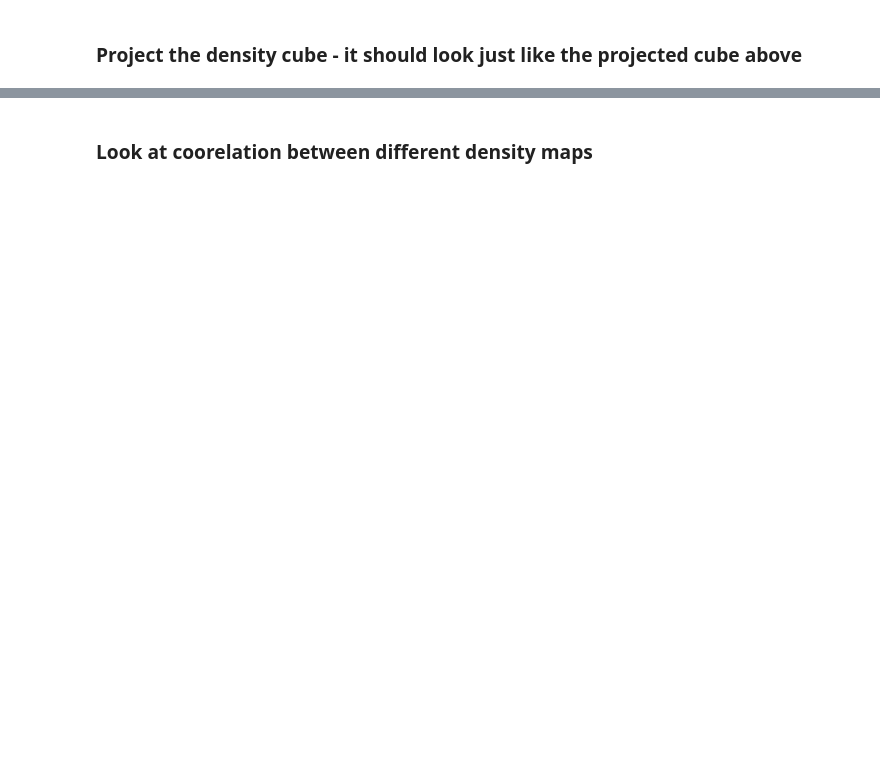
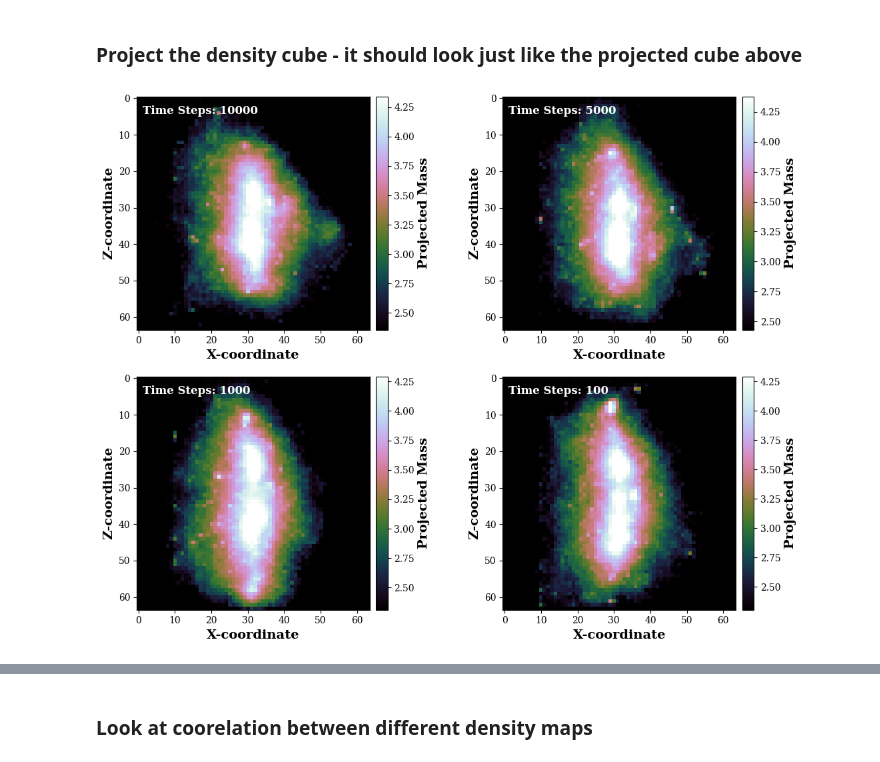
Before and after one commit to erichabjan/cluster_deprojection, a Jupyter notebook: conditional_diffusion_model/model_test.ipynb, the cells around one changed output, grey strips where cells are left out. Drawn from its saved outputs; the diff is of its cells as text; code cells hidden in the pictures; blank space fills up the shorter version.

```diff
--- a/conditional_diffusion_model/model_test.ipynb
+++ b/conditional_diffusion_model/model_test.ipynb
@@ -85,47 +107,50 @@ cbar.set_label("Projected Mass", fontsize=14, fontweight='semibold')
 cube_mean = data_dict["metadata"]["cube_log10_mean"]
 cube_std  = data_dict["metadata"]["cube_log10_std"]
 
-log10_rho = data_sampled_cubes * cube_std + cube_mean
+#log10_rho = data_sampled_cubes * cube_std + cube_mean
+log10_rho = data_sampled_cubes[:, 0] * cube_std + cube_mean
 rho_samp = 10**log10_rho
 
 rho_im = np.sum(rho_samp, axis = 2)
 
 samp_imgs = (np.log10(rho_im ) - data_dict["metadata"]["proj_mass_log10_mean"]) / data_dict["metadata"]["proj_mass_log10_std"]
 cmap = 'cubehelix'
 fs = 12
 
 fig, axes = plt.subplots(nrows=2, ncols=2, figsize=(13, 10), constrained_layout=False)
 fig.set_constrained_layout_pads(w_pad=0.1, h_pad=0.2, wspace=-0.1, hspace=0.1)
 ax1, ax2, ax3, ax4 = axes[0, 0], axes[0, 1], axes[1, 0], axes[1, 1]
 
 ind = 0
 im1 = ax1.imshow(samp_imgs[ind], vmin = np.quantile(samp_imgs[ind], 0.5), vmax = np.quantile(samp_imgs[ind], 0.98), cmap=cmap, origin="upper")
-ax1.set_xlabel("Z-coordinate", fontsize=14, fontweight='semibold')
-ax1.set_ylabel("X-coordinate", fontsize=14, fontweight='semibold')
-ax1.text(0.025, 0.925, f'Seed: {seeds[ind]}', transform=ax1.transAxes, color='white', weight='semibold', size=fs)
+ax1.set_xlabel("X-coordinate", fontsize=14, fontweight='semibold')
+ax1.set_ylabel("Z-coordinate", fontsize=14, fontweight='semibold')
+ax1.text(0.025, 0.925, f'Time Steps: {inf_steps[ind]}', transform=ax1.transAxes, color='white', weight='semibold', size=fs)
 cbar = fig.colorbar(im1, ax=ax1, fraction=0.046, pad=0.02)
 cbar.set_label("Projected Mass", fontsize=14, fontweight='semibold')
 
 ind = 1
 im2 = ax2.imshow(samp_imgs[ind], vmin = np.quantile(samp_imgs[ind], 0.5), vmax = np.quantile(samp_imgs[ind], 0.98), cmap=cmap, origin="upper")
-ax2.set_xlabel("Z-coordinate", fontsize=14, fontweight='semibold')
-ax2.set_ylabel("X-coordinate", fontsize=14, fontweight='semibold')
-ax2.text(0.025, 0.925, f'Seed: {seeds[ind]}', transform=ax2.transAxes, color='white', weight='semibold', size=fs)
+ax2.set_xlabel("X-coordinate", fontsize=14, fontweight='semibold')
+ax2.set_ylabel("Z-coordinate", fontsize=14, fontweight='semibold')
+ax2.text(0.025, 0.925, f'Time Steps: {inf_steps[ind]}', transform=ax2.transAxes, color='white', weight='semibold', size=fs)
 cbar = fig.colorbar(im2, ax=ax2, fraction=0.046, pad=0.02)
 cbar.set_label("Projected Mass", fontsize=14, fontweight='semibold')
 
 ind = 2
 im3 = ax3.imshow(samp_imgs[ind], vmin = np.quantile(samp_imgs[ind], 0.5), vmax = np.quantile(samp_imgs[ind], 0.98), cmap=cmap, origin="upper")
-ax3.set_xlabel("Z-coordinate", fontsize=14, fontweight='semibold')
-ax3.set_ylabel("X-coordinate", fontsize=14, fontweight='semibold')
-ax3.text(0.025, 0.925, f'Seed: {seeds[ind]}', transform=ax3.transAxes, color='white', weight='semibold', size=fs)
+ax3.set_xlabel("X-coordinate", fontsize=14, fontweight='semibold')
+ax3.set_ylabel("Z-coordinate", fontsize=14, fontweight='semibold')
+ax3.text(0.025, 0.925, f'Time Steps: {inf_steps[ind]}', transform=ax3.transAxes, color='white', weight='semibold', size=fs)
 cbar = fig.colorbar(im3, ax=ax3, fraction=0.046, pad=0.02)
 cbar.set_label("Projected Mass", fontsize=14, fontweight='semibold')
 
-ind = 3
+ind = 4
 im4 = ax4.imshow(samp_imgs[ind], vmin = np.quantile(samp_imgs[ind], 0.5), vmax = np.quantile(samp_imgs[ind], 0.98), cmap=cmap, origin="upper")
-ax4.set_xlabel("Z-coordinate", fontsize=14, fontweight='semibold')
-ax4.set_ylabel("X-coordinate", fontsize=14, fontweight='semibold')
-ax4.text(0.025, 0.925, f'Seed: {seeds[ind]}', transform=ax4.transAxes, color='white', weight='semibold', size=fs)
+ax4.set_xlabel("X-coordinate", fontsize=14, fontweight='semibold')
+ax4.set_ylabel("Z-coordinate", fontsize=14, fontweight='semibold')
+ax4.text(0.025, 0.925, f'Time Steps: {inf_steps[ind]}', transform=ax4.transAxes, color='white', weight='semibold', size=fs)
 cbar = fig.colorbar(im4, ax=ax4, fraction=0.046, pad=0.02)
 cbar.set_label("Projected Mass", fontsize=14, fontweight='semibold')
+# %% [output]
+[figure, added]
```
Also changed, not shown: parts of 22 cells of this notebook, 16 other files.
